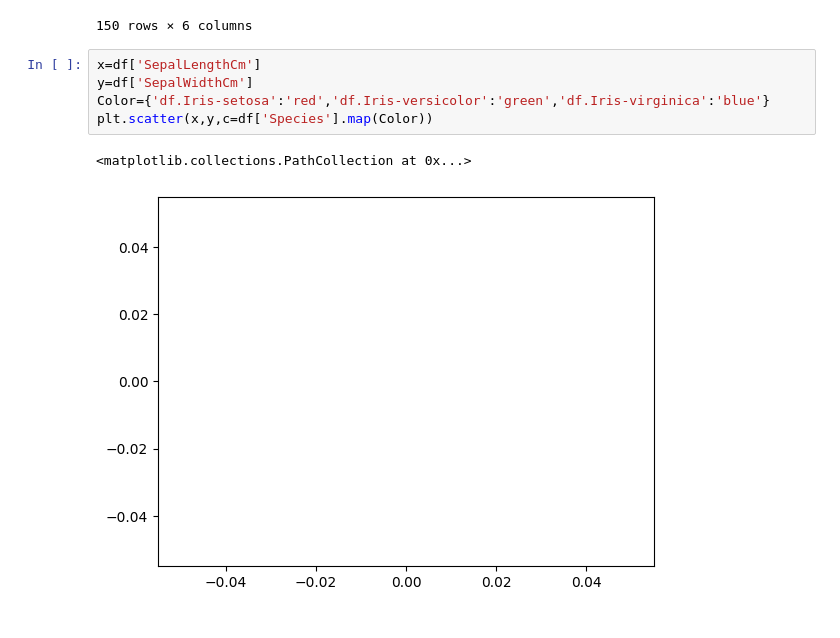
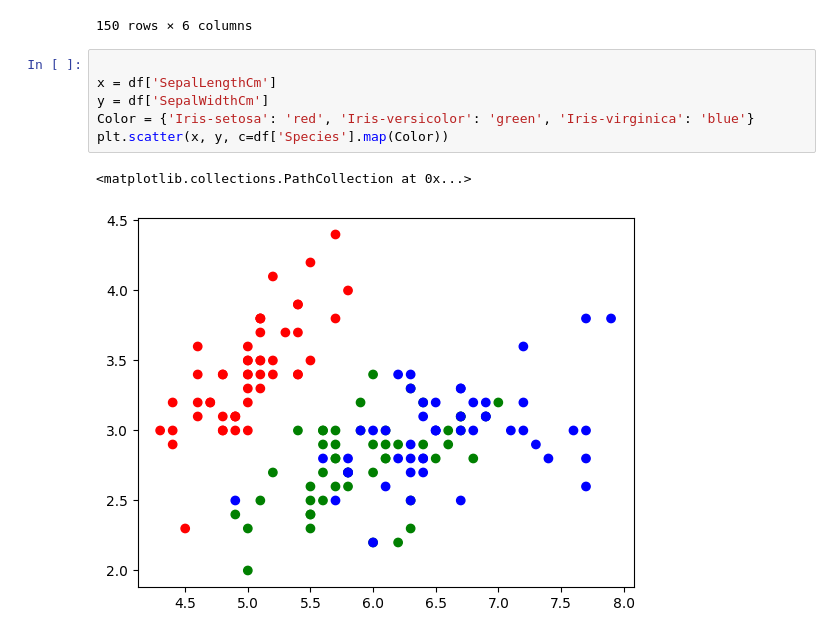
Before and after one commit to prateek14062005/Jack, a Jupyter notebook: AI_prateek_.ipynb, the cells around one changed output. Cells and saved outputs as stored; diff of their text form.

```diff
--- a/AI_prateek_.ipynb
+++ b/AI_prateek_.ipynb
@@ -1027,10 +1034,11 @@ df
 | 149 | 150 | 5.9 | 3.0 | 5.1 | 1.8 | Iris-virginica |
 150 rows × 6 columns
 # %%
-x=df['SepalLengthCm']
-y=df['SepalWidthCm']
-Color={'df.Iris-setosa':'red','df.Iris-versicolor':'green','df.Iris-virginica':'blue'}
-plt.scatter(x,y,c=df['Species'].map(Color))
+
+x = df['SepalLengthCm']
+y = df['SepalWidthCm']
+Color = {'Iris-setosa': 'red', 'Iris-versicolor': 'green', 'Iris-virginica': 'blue'}
+plt.scatter(x, y, c=df['Species'].map(Color))
 # %% [output]
 <matplotlib.collections.PathCollection at 0x...>
-[figure, old version]
+[figure, new version]
```
Also changed, not shown: parts of 14 cells of this notebook.
